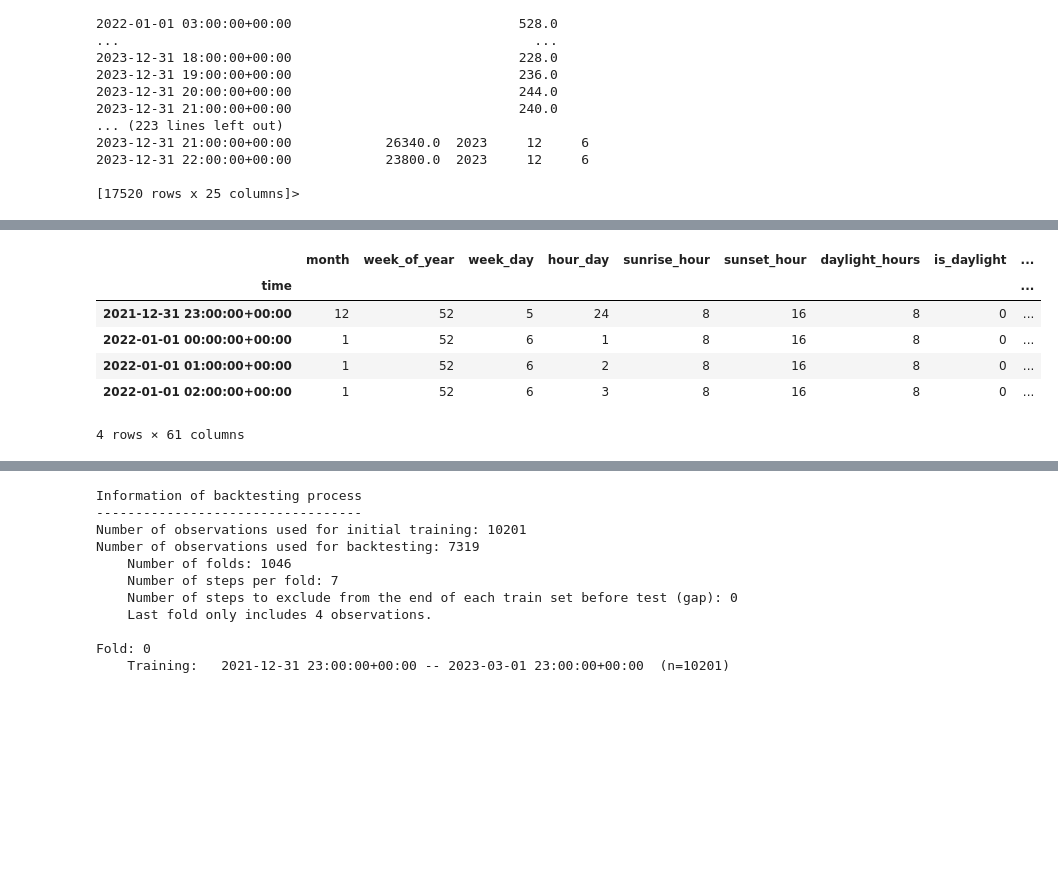
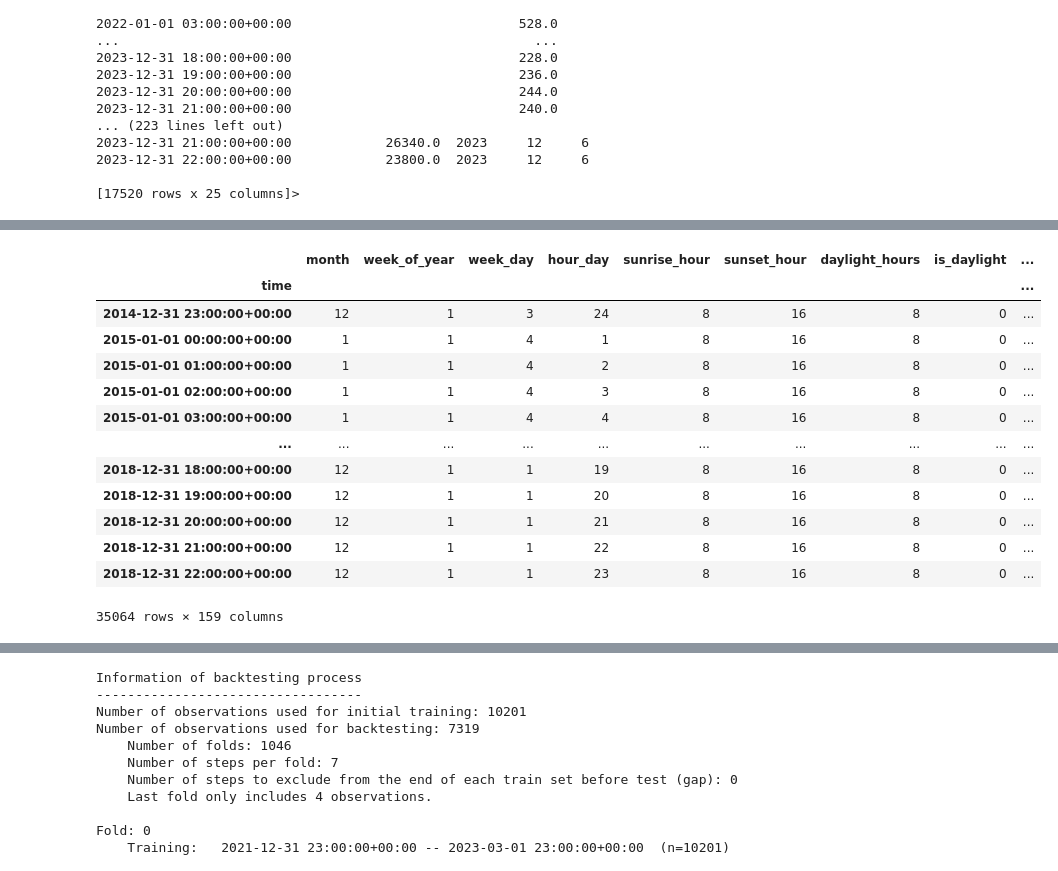
Before and after one commit to JulesJ1/Energy_Consumption_Forecasting, a Jupyter notebook: scripts/xgboost.ipynb, the cells around one changed output, grey strips where cells are left out. Saved outputs shown, nothing was run; the diff lists cells and outputs as text; code cells hidden in the pictures; blank space fills up the shorter version.

```diff
--- a/scripts/xgboost.ipynb
+++ b/scripts/xgboost.ipynb
@@ -100,3 +88,7 @@ def fourier_features(feature,cycle_length,order):
         result[f"sin_{feature.name}_{i}"] =  np.sin(i*k)
         result[f"cos_{feature.name}_{i}"]    =  np.cos(i*k)
     return result
+# %%
+weather_df = pd.read_csv("../datasets/weather_features.csv")
+weather_df = weather_df.loc[weather_df["city_name"] == "Madrid"]
+weather_df.head
@@ -102,0 +113,7 @@ def fourier_features(feature,cycle_length,order):
+# %%
+#Drop duplicates from index
+weather_df = weather_df.drop_duplicates(subset="dt_iso")
+
+dups = weather_df["dt_iso"].duplicated()
+dups.loc[dups == False]
+weather_df
@@ -102,0 +134,16 @@ def fourier_features(feature,cycle_length,order):
+# %%
+
+temp_features = weather_df["temp"].copy()
+temp_features = temp_features.to_frame()
+temp_features['temp_roll_mean_1_day'] = temp_features['temp'].rolling(24, closed='left').mean()
+temp_features['temp_roll_mean_7_day'] = temp_features['temp'].rolling(24*7, closed='left').mean()
+temp_features['temp_roll_max_1_day'] = temp_features['temp'].rolling(24, closed='left').max()
+temp_features['temp_roll_min_1_day'] = temp_features['temp'].rolling(24, closed='left').min()
+temp_features['temp_roll_max_7_day'] = temp_features['temp'].rolling(24*7, closed='left').max()
+temp_features['temp_roll_min_7_day'] = temp_features['temp'].rolling(24*7, closed='left').min()
+
+
+temp_features.index = df2.index
+#temp_features = temp_features.merge(df2["total load actual"],left_index= True, right_index=True)
+#temp_features = temp_features.dropna()
+temp_features
@@ -147,8 +209,10 @@ cyclical_features = pd.concat([
                         month_encoded,
                         week_of_year_encoded,
                         week_day_encoded,
-                        hour_day_encoded
+                        hour_day_encoded,
                     ], axis=1)
+cyclical_features = pd.concat([cyclical_features,temp_features], axis = 1)
+#cyclical_features = cyclical_features.join(temp_features["temp"])
 exo_features = pd.concat([exo_features, cyclical_features], axis=1)
-print(exo_features.head)
+exo_features
 # %% [output]
@@ -175,37 +257,52 @@ transformer_poly = PolynomialFeatures(
                        interaction_only = True,
                        include_bias     = False,
 
 
                    ).set_output(transform="pandas")
 """    'sin_sunrise_hour_1',
     'cos_sunrise_hour_1',
     'sin_sunset_hour_1',
     'cos_sunset_hour_1',"""
 poly_cols = [
     'sin_month_1',
     'cos_month_1',
     'sin_week_of_year_1',
     'cos_week_of_year_1',
     'sin_week_day_1',
     'cos_week_day_1',
     'sin_hour_day_1',
     'cos_hour_day_1',
     'daylight_hours',
-    'is_daylight'
+    'is_daylight',
+    'temp_roll_mean_1_day',
+    'temp_roll_mean_7_day',
+    'temp_roll_max_1_day',
+    'temp_roll_min_1_day',
+    'temp_roll_max_7_day',
+    'temp_roll_min_7_day',
+    'temp'
 
 ]
 
 poly_features = transformer_poly.fit_transform(exo_features[poly_cols].dropna())
 poly_features = poly_features.drop(columns=poly_cols)
 poly_features.columns = [f"poly_{col}" for col in poly_features.columns]
 poly_features.columns = poly_features.columns.str.replace(" ", "__")
+
 exo_features = pd.concat([exo_features, poly_features], axis=1)
-exo_features.head(4)
+exo_features
 # %% [output]
 |  | month | week_of_year | week_day | hour_day | sunrise_hour | sunset_hour | daylight_hours | is_daylight | ... |
 | time |  |  |  |  |  |  |  |  | ... |
-| 2021-12-31 23:00:00+00:00 | 12 | 52 | 5 | 24 | 8 | 16 | 8 | 0 | ... |
-| 2022-01-01 00:00:00+00:00 | 1 | 52 | 6 | 1 | 8 | 16 | 8 | 0 | ... |
-| 2022-01-01 01:00:00+00:00 | 1 | 52 | 6 | 2 | 8 | 16 | 8 | 0 | ... |
-| 2022-01-01 02:00:00+00:00 | 1 | 52 | 6 | 3 | 8 | 16 | 8 | 0 | ... |
+| 2014-12-31 23:00:00+00:00 | 12 | 1 | 3 | 24 | 8 | 16 | 8 | 0 | ... |
+| 2015-01-01 00:00:00+00:00 | 1 | 1 | 4 | 1 | 8 | 16 | 8 | 0 | ... |
+| 2015-01-01 01:00:00+00:00 | 1 | 1 | 4 | 2 | 8 | 16 | 8 | 0 | ... |
+| 2015-01-01 02:00:00+00:00 | 1 | 1 | 4 | 3 | 8 | 16 | 8 | 0 | ... |
+| 2015-01-01 03:00:00+00:00 | 1 | 1 | 4 | 4 | 8 | 16 | 8 | 0 | ... |
+| ... | ... | ... | ... | ... | ... | ... | ... | ... | ... |
+| 2018-12-31 18:00:00+00:00 | 12 | 1 | 1 | 19 | 8 | 16 | 8 | 0 | ... |
+| 2018-12-31 19:00:00+00:00 | 12 | 1 | 1 | 20 | 8 | 16 | 8 | 0 | ... |
+| 2018-12-31 20:00:00+00:00 | 12 | 1 | 1 | 21 | 8 | 16 | 8 | 0 | ... |
+| 2018-12-31 21:00:00+00:00 | 12 | 1 | 1 | 22 | 8 | 16 | 8 | 0 | ... |
+| 2018-12-31 22:00:00+00:00 | 12 | 1 | 1 | 23 | 8 | 16 | 8 | 0 | ... |
-4 rows × 61 columns
+35064 rows × 159 columns
```
Also changed, not shown: parts of 21 cells of this notebook, 6 other files.
